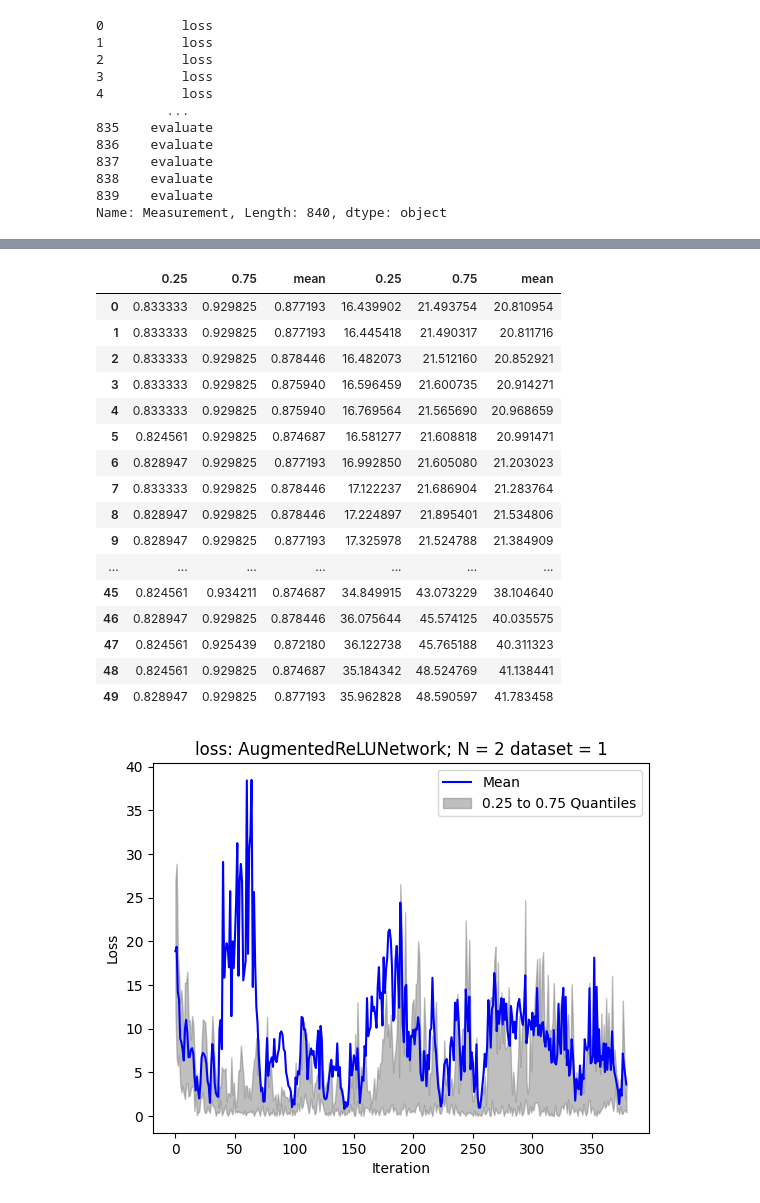
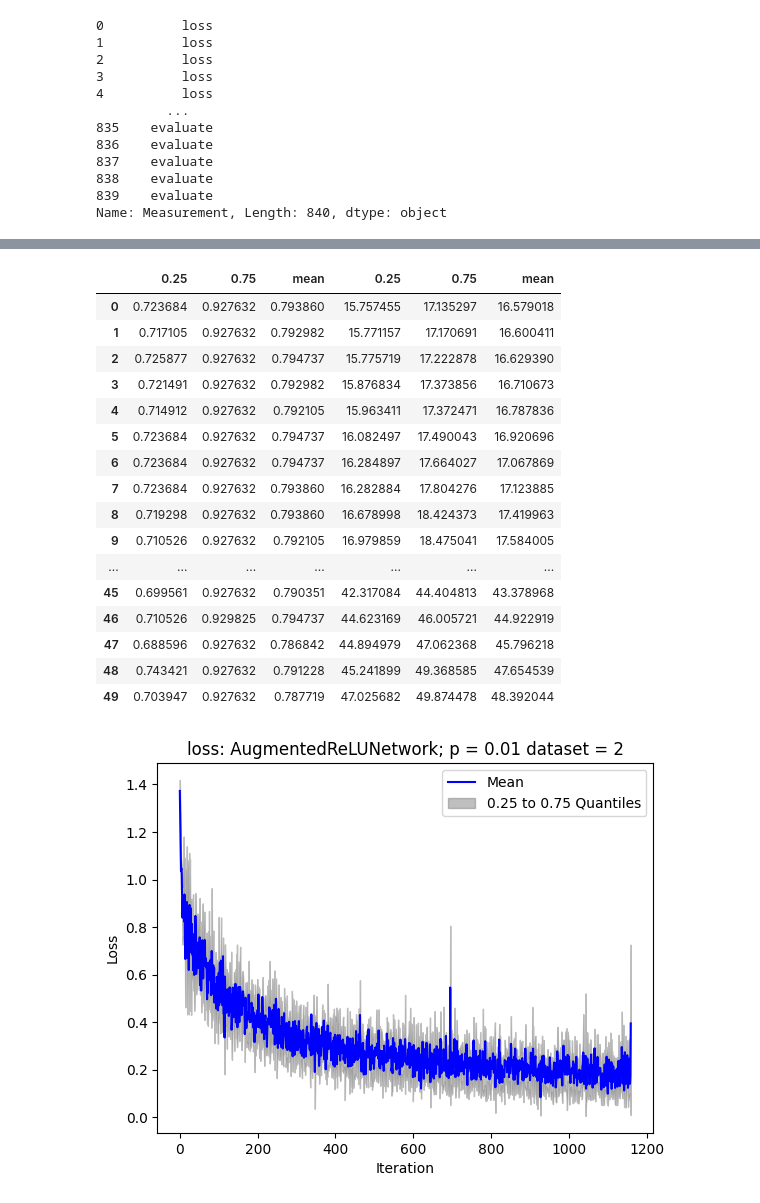
Before and after one commit to tail-call/Research, a Jupyter notebook: hyperplot11.ipynb, the cells around one changed output, grey strips where cells are left out. Drawn from its saved outputs; the diff is of its cells as text; code cells hidden in the pictures.

```diff
--- a/hyperplot11.ipynb
+++ b/hyperplot11.ipynb
@@ -160,7 +160,7 @@ class PlotParams:
     dataset: int
     network: str
     metric: str
-    N: int
+    p: int
 # %%
 def compute_curve(plot_params: PlotParams) -> pd.DataFrame:
     rows = (
@@ -168,7 +168,7 @@ def compute_curve(plot_params: PlotParams) -> pd.DataFrame:
             .loc[df.Measurement == plot_params.measurement]
             .loc[df.Dataset == plot_params.dataset]
             .loc[df.Network == plot_params.network]
-            .loc[df.N == plot_params.N]
+            .loc[df.P == plot_params.p]
     )
 
     if plot_params.measurement == 'loss':
@@ -186,7 +186,7 @@ pd.concat([compute_curve(
         dataset=1,
         network='RegularNetwork',
         metric='accuracy',
-        N=0,
+        p=0,
     )
 ), compute_curve(
     PlotParams(
@@ -194,57 +194,57 @@ pd.concat([compute_curve(
         dataset=3,
         network='AugmentedReLUNetwork',
         metric='mse',
-        N=6,
+        p=0.05,
     )
 )], axis=1)
 # %% [output]
 |  | 0.25 | 0.75 | mean | 0.25 | 0.75 | mean |
-| 0 | 0.833333 | 0.929825 | 0.877193 | 16.439902 | 21.493754 | 20.810954 |
-| 1 | 0.833333 | 0.929825 | 0.877193 | 16.445418 | 21.490317 | 20.811716 |
-| 2 | 0.833333 | 0.929825 | 0.878446 | 16.482073 | 21.512160 | 20.852921 |
-| 3 | 0.833333 | 0.929825 | 0.875940 | 16.596459 | 21.600735 | 20.914271 |
-| 4 | 0.833333 | 0.929825 | 0.875940 | 16.769564 | 21.565690 | 20.968659 |
-| 5 | 0.824561 | 0.929825 | 0.874687 | 16.581277 | 21.608818 | 20.991471 |
-| 6 | 0.828947 | 0.929825 | 0.877193 | 16.992850 | 21.605080 | 21.203023 |
-| 7 | 0.833333 | 0.929825 | 0.878446 | 17.122237 | 21.686904 | 21.283764 |
-| 8 | 0.828947 | 0.929825 | 0.878446 | 17.224897 | 21.895401 | 21.534806 |
-| 9 | 0.828947 | 0.929825 | 0.877193 | 17.325978 | 21.524788 | 21.384909 |
+| 0 | 0.723684 | 0.927632 | 0.793860 | 15.757455 | 17.135297 | 16.579018 |
+| 1 | 0.717105 | 0.927632 | 0.792982 | 15.771157 | 17.170691 | 16.600411 |
+| 2 | 0.725877 | 0.927632 | 0.794737 | 15.775719 | 17.222878 | 16.629390 |
+| 3 | 0.721491 | 0.927632 | 0.792982 | 15.876834 | 17.373856 | 16.710673 |
+| 4 | 0.714912 | 0.927632 | 0.792105 | 15.963411 | 17.372471 | 16.787836 |
+| 5 | 0.723684 | 0.927632 | 0.794737 | 16.082497 | 17.490043 | 16.920696 |
+| 6 | 0.723684 | 0.927632 | 0.794737 | 16.284897 | 17.664027 | 17.067869 |
+| 7 | 0.723684 | 0.927632 | 0.793860 | 16.282884 | 17.804276 | 17.123885 |
+| 8 | 0.719298 | 0.927632 | 0.793860 | 16.678998 | 18.424373 | 17.419963 |
+| 9 | 0.710526 | 0.927632 | 0.792105 | 16.979859 | 18.475041 | 17.584005 |
 | ... | ... | ... | ... | ... | ... | ... |
-| 45 | 0.824561 | 0.934211 | 0.874687 | 34.849915 | 43.073229 | 38.104640 |
-| 46 | 0.828947 | 0.929825 | 0.878446 | 36.075644 | 45.574125 | 40.035575 |
-| 47 | 0.824561 | 0.925439 | 0.872180 | 36.122738 | 45.765188 | 40.311323 |
-| 48 | 0.824561 | 0.929825 | 0.874687 | 35.184342 | 48.524769 | 41.138441 |
-| 49 | 0.828947 | 0.929825 | 0.877193 | 35.962828 | 48.590597 | 41.783458 |
+| 45 | 0.699561 | 0.927632 | 0.790351 | 42.317084 | 44.404813 | 43.378968 |
+| 46 | 0.710526 | 0.929825 | 0.794737 | 44.623169 | 46.005721 | 44.922919 |
+| 47 | 0.688596 | 0.927632 | 0.786842 | 44.894979 | 47.062368 | 45.796218 |
+| 48 | 0.743421 | 0.927632 | 0.791228 | 45.241899 | 49.368585 | 47.654539 |
+| 49 | 0.703947 | 0.927632 | 0.787719 | 47.025682 | 49.874478 | 48.392044 |
 # %%
 import matplotlib.pyplot as plt
 
 def plot_curve(
         curve: pd.DataFrame,
         title: str,
         xlabel: str,
         ylabel: str,
     ):
     plt.plot(curve.index, curve['mean'], label='Mean', color='blue')
     plt.fill_between(curve.index, curve[0.25], curve[0.75], color='gray', alpha=0.5, label='0.25 to 0.75 Quantiles')
     plt.xlabel(xlabel)
     plt.ylabel(ylabel)
     plt.title(title)
     plt.legend()
     plt.show()
 
 plot_params=PlotParams(
     measurement='loss',
-    dataset=1,
+    dataset=2,
     network='AugmentedReLUNetwork',
     metric='loss',
-    N=2,
+    p=0.01,
 )
 
 plot_curve(
     curve=compute_curve(plot_params=plot_params),
-    title=f'{plot_params.measurement}: {plot_params.network}; N = {plot_params.N} dataset = {plot_params.dataset}',
+    title=f'{plot_params.measurement}: {plot_params.network}; p = {plot_params.p} dataset = {plot_params.dataset}',
     xlabel='Iteration',
     ylabel='Loss',
 )
 # %% [output]
-[figure, old version]
+[figure, new version]
```
Also changed, not shown: 1 other file.
